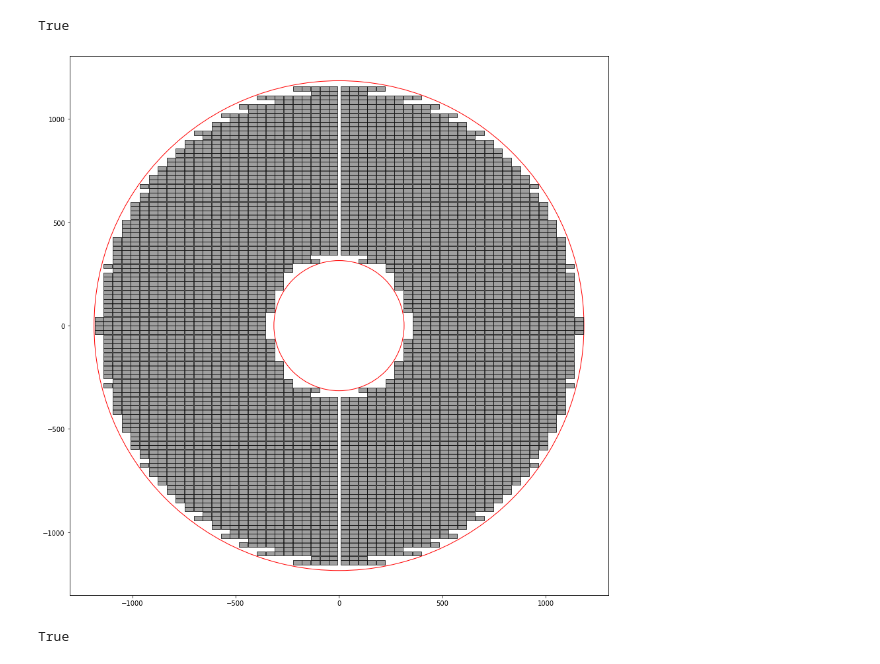
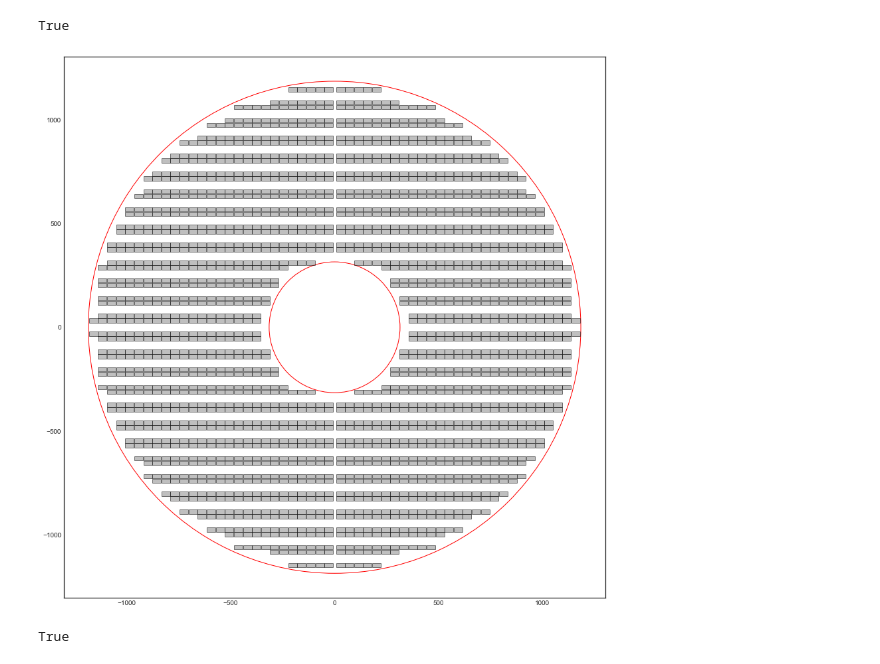
Before and after one commit to yashmehra028/ETL-Copy, a Jupyter notebook: geometric_acceptance.ipynb, the cells around one changed output. Cells and saved outputs as stored; diff of their text form; code cells hidden in the pictures.

```diff
--- a/geometric_acceptance.ipynb
+++ b/geometric_acceptance.ipynb
@@ -9,3 +1,24 @@ The autoreload extension is already loaded. To reload it, use:
+# %%
+%load_ext autoreload
+%autoreload 2
+
+from ETL import *
+from yahist import Hist1D
+
+from yahist.fit import fit_hist
+from yahist.utils import ignore_division_errors
+import scipy
+import os
+import mplhep as hep
+import numpy as np
+import matplotlib.pyplot as plt
+from matplotlib import style
+from yaml import load, dump
+try:
+    from yaml import CLoader as Loader, CDumper as Dumper
+except ImportError:
+    from yaml import Loader, Dumper
+style.use('seaborn-white')
 # %% [markdown]
 # Large sensors
 
@@ -588,23 +601,23 @@ TDR['D4'].fromCenters(diskTDR['disk2']['back'], s)
 # %%
 inner = plt.Circle((0, 0), 315,fill=None, edgecolor='r')
 outer = plt.Circle((0, 0), 1185,fill=None, edgecolor='r')
 
 plt.rcParams['figure.figsize'] = [15, 15]
 
 plt.gca().add_patch(inner)
 plt.gca().add_patch(outer)
 
-for dee in TDR:
+for dee in ['D1']:
     for sen in TDR[dee].sensors:
         plt.gca().add_patch(sen.getPolygon(active=True))
 
 
 #plt.savefig('test.pdf')
 
 plt.axis('scaled')
 plt.show()
 # %% [output]
-[figure, old version]
+[figure, new version]
 # %%
 TDR['D2'].intersect(100,515)
 # %% [output]
```
Also changed, not shown: parts of 23 cells of this notebook, 30 other files.
